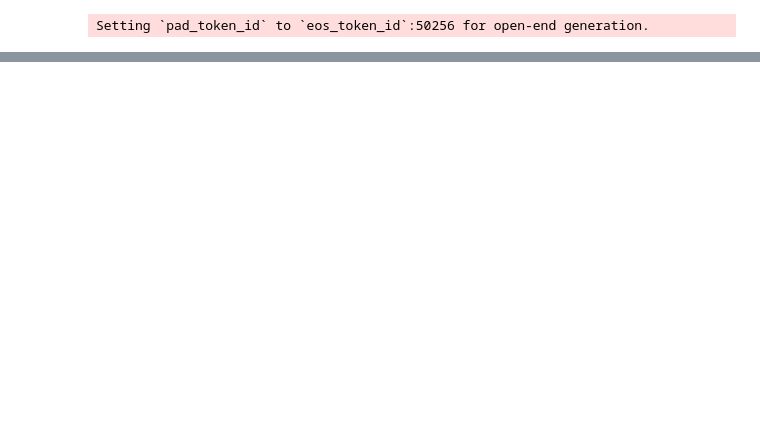
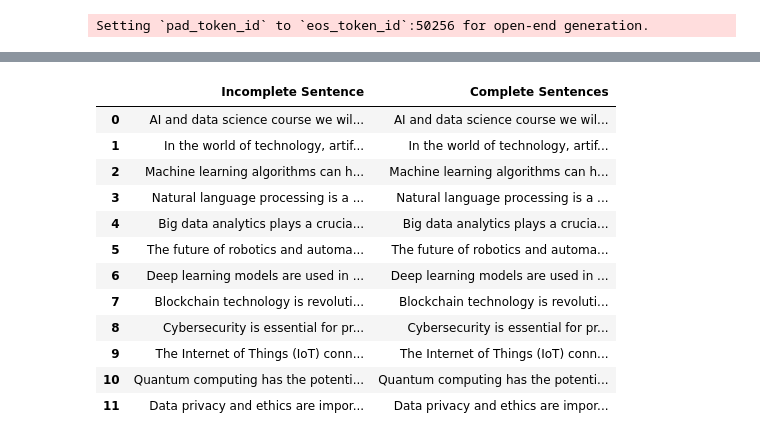
Before and after one commit to AtifQureshi110/BERT, a Jupyter notebook: text_generation_locked.ipynb, the cells around one changed output, grey strips where cells are left out. Cells and saved outputs as stored; diff of their text form; code cells hidden in the pictures; blank space fills up the shorter version.

```diff
--- a/text_generation_locked.ipynb
+++ b/text_generation_locked.ipynb
@@ -47,0 +53,22 @@ AI and data science course we will teach you how to harness our skills, knowledg
+# %%
+import pandas as pd
+
+data = {
+    'Incomplete Sentence': [
+        "AI and data science course we will teach you how to",
+        "In the world of technology, artificial intelligence is",
+        "Machine learning algorithms can help businesses make",
+        "Natural language processing is a field of study that focuses on",
+        "Big data analytics plays a crucial role in",
+        "The future of robotics and automation looks promising with",
+        "Deep learning models are used in various applications such as",
+        "Blockchain technology is revolutionizing industries by",
+        "Cybersecurity is essential for protecting sensitive",
+        "The Internet of Things (IoT) connects devices and",
+        "Quantum computing has the potential to solve complex problems",
+        "Data privacy and ethics are important considerations in"
+    ]
+}
+
+df = pd.DataFrame(data)
+df
@@ -47,0 +89,5 @@ AI and data science course we will teach you how to harness our skills, knowledg
+# %%
+output_list = []
+for i in df['Incomplete Sentence']:
+  output = generator(i, max_length=30, num_return_sequences=1)
+  output_list.append(output[0]['generated_text'])
@@ -47,0 +122,18 @@ AI and data science course we will teach you how to harness our skills, knowledg
+# %%
+df['Complete Sentences'] = output_list
+# %%
+df
+# %% [output]
+|  | Incomplete Sentence | Complete Sentences |
+| 0 | AI and data science course we wil... | AI and data science course we wil... |
+| 1 | In the world of technology, artif... | In the world of technology, artif... |
+| 2 | Machine learning algorithms can h... | Machine learning algorithms can h... |
+| 3 | Natural language processing is a ... | Natural language processing is a ... |
+| 4 | Big data analytics plays a crucia... | Big data analytics plays a crucia... |
+| 5 | The future of robotics and automa... | The future of robotics and automa... |
+| 6 | Deep learning models are used in ... | Deep learning models are used in ... |
+| 7 | Blockchain technology is revoluti... | Blockchain technology is revoluti... |
+| 8 | Cybersecurity is essential for pr... | Cybersecurity is essential for pr... |
+| 9 | The Internet of Things (IoT) conn... | The Internet of Things (IoT) conn... |
+| 10 | Quantum computing has the potenti... | Quantum computing has the potenti... |
+| 11 | Data privacy and ethics are impor... | Data privacy and ethics are impor... |
```
Also changed, not shown: parts of 6 cells of this notebook.
